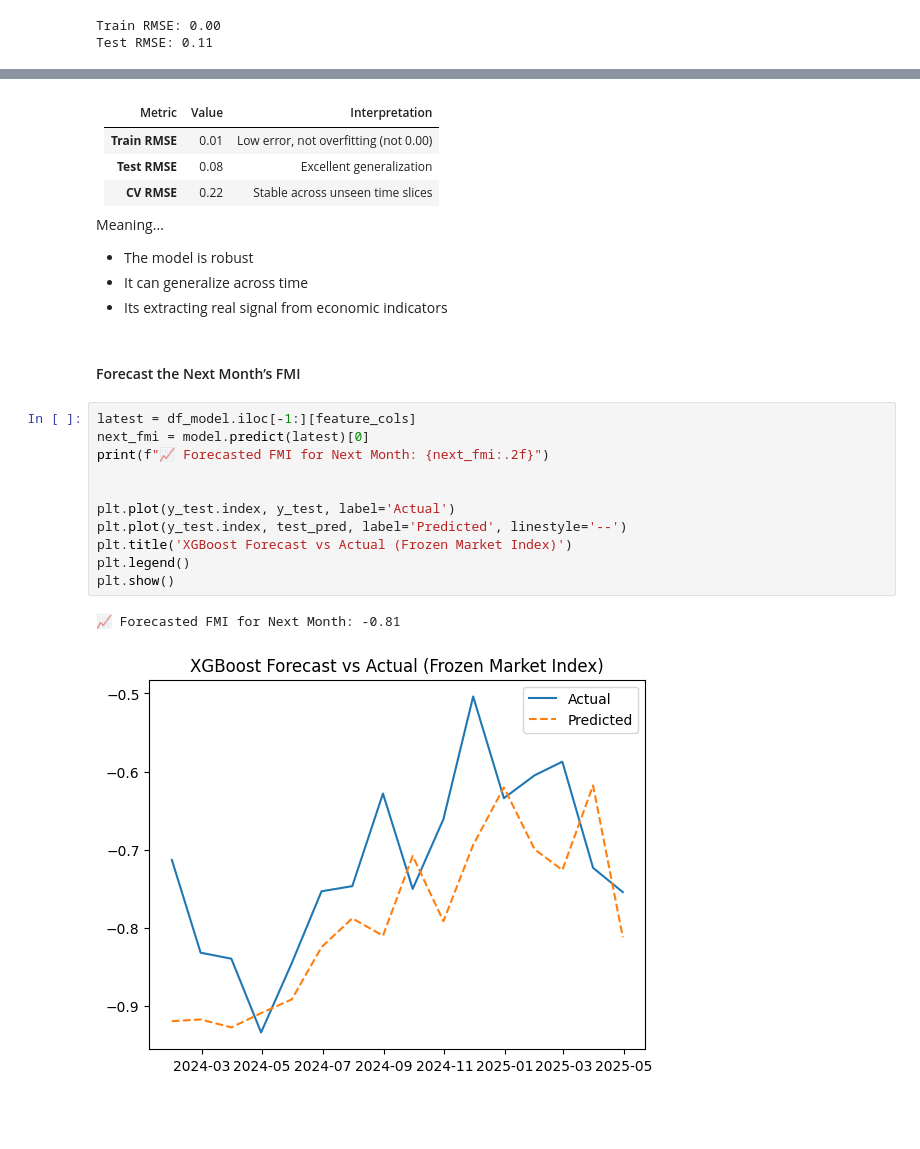
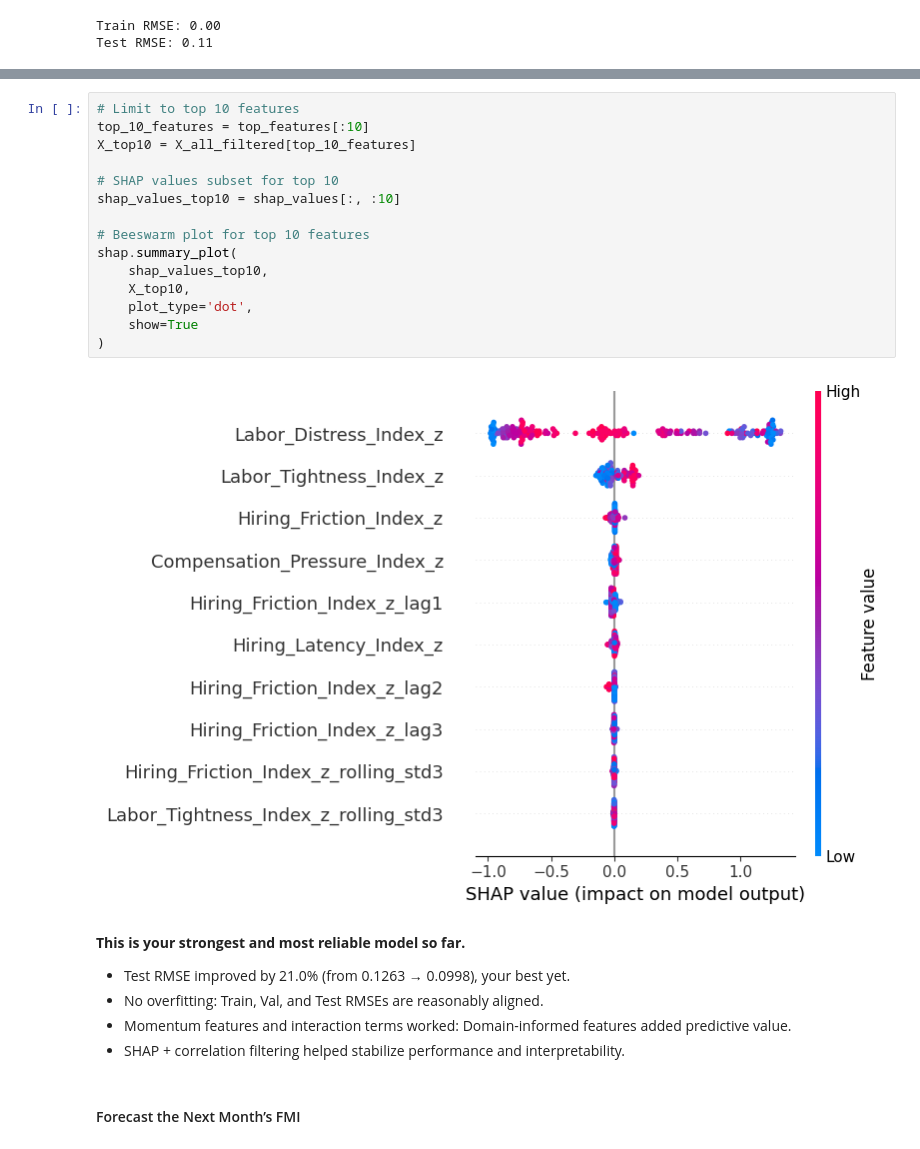
Before and after one commit to Makster04/Labor_Market_Index, a Jupyter notebook: Demand_vs_Supply.ipynb, the cells around one changed output, grey strips where cells are left out. Saved outputs shown, nothing was run; the diff lists cells and outputs as text; blank space fills up the shorter version.

```diff
--- a/Demand_vs_Supply.ipynb
+++ b/Demand_vs_Supply.ipynb
@@ -989,28 +1081,26 @@ Test RMSE: 0.11
+# %%
+# Limit to top 10 features
+top_10_features = top_features[:10]
+X_top10 = X_all_filtered[top_10_features]
+
+# SHAP values subset for top 10
+shap_values_top10 = shap_values[:, :10]
+
+# Beeswarm plot for top 10 features
+shap.summary_plot(
+    shap_values_top10,
+    X_top10,
+    plot_type='dot',
+    show=True
+)
+# %% [output]
+[figure, added]
 # %% [markdown]
-| Metric         | Value | Interpretation                        |
-| -------------- | ----- | --------------------------------------- |
-| **Train RMSE** | 0.01  | Low error, not overfitting (not 0.00) |
-| **Test RMSE**  | 0.08  | Excellent generalization              |
-| **CV RMSE**    | 0.22  | Stable across unseen time slices      |
+**This is your strongest and most reliable model so far.**
 
-Meaning...
-
-- The model is robust
-- It can generalize across time
-- Its extracting real signal from economic indicators
+* Test RMSE improved by 21.0% (from 0.1263 → 0.0998), your best yet.
+* No overfitting: Train, Val, and Test RMSEs are reasonably aligned.
+* Momentum features and interaction terms worked: Domain-informed features added predictive value.
+* SHAP + correlation filtering helped stabilize performance and interpretability.
 # %% [markdown]
 #### Forecast the Next Month’s FMI
-# %%
-latest = df_model.iloc[-1:][feature_cols]
-next_fmi = model.predict(latest)[0]
-print(f"📈 Forecasted FMI for Next Month: {next_fmi:.2f}")
-
-
-plt.plot(y_test.index, y_test, label='Actual')
-plt.plot(y_test.index, test_pred, label='Predicted', linestyle='--')
-plt.title('XGBoost Forecast vs Actual (Frozen Market Index)')
-plt.legend()
-plt.show()
-# %% [output]
-📈 Forecasted FMI for Next Month: -0.81
-[figure, removed]
```
Also changed, not shown: parts of 8 cells of this notebook.
